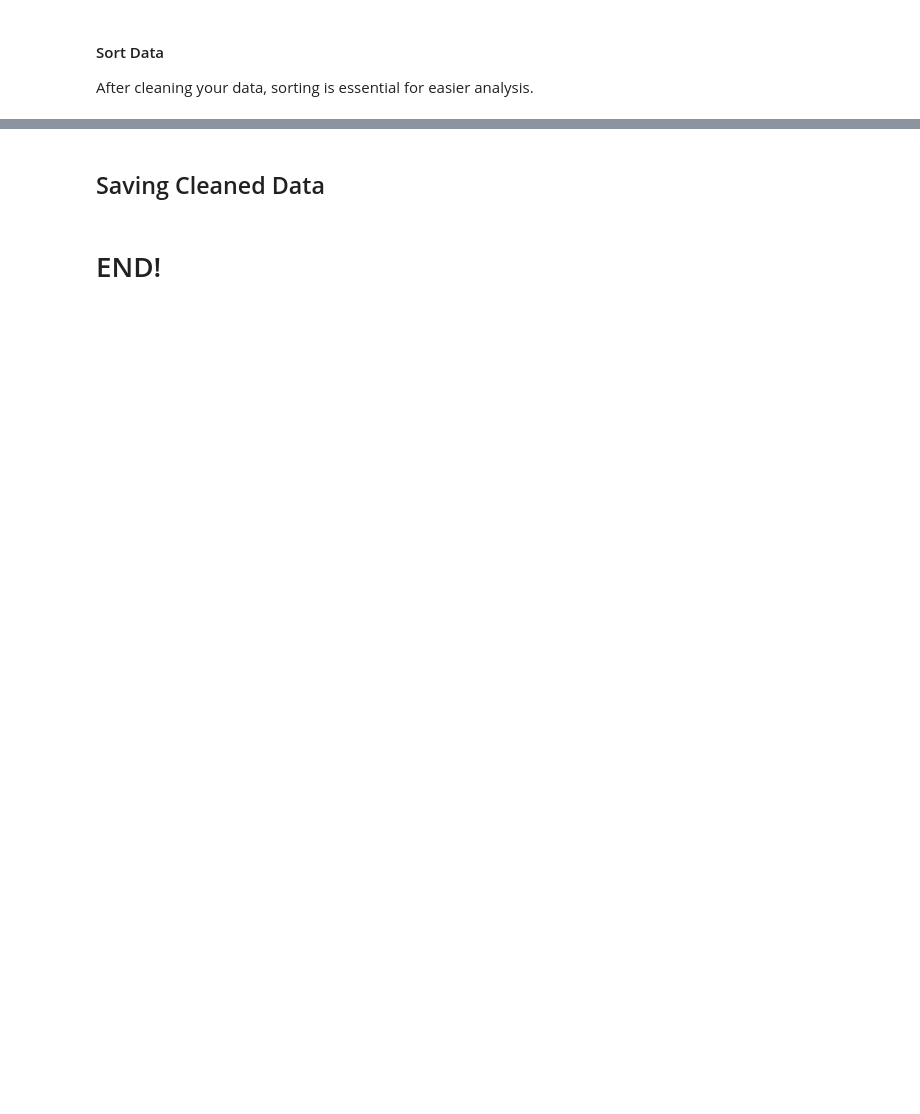
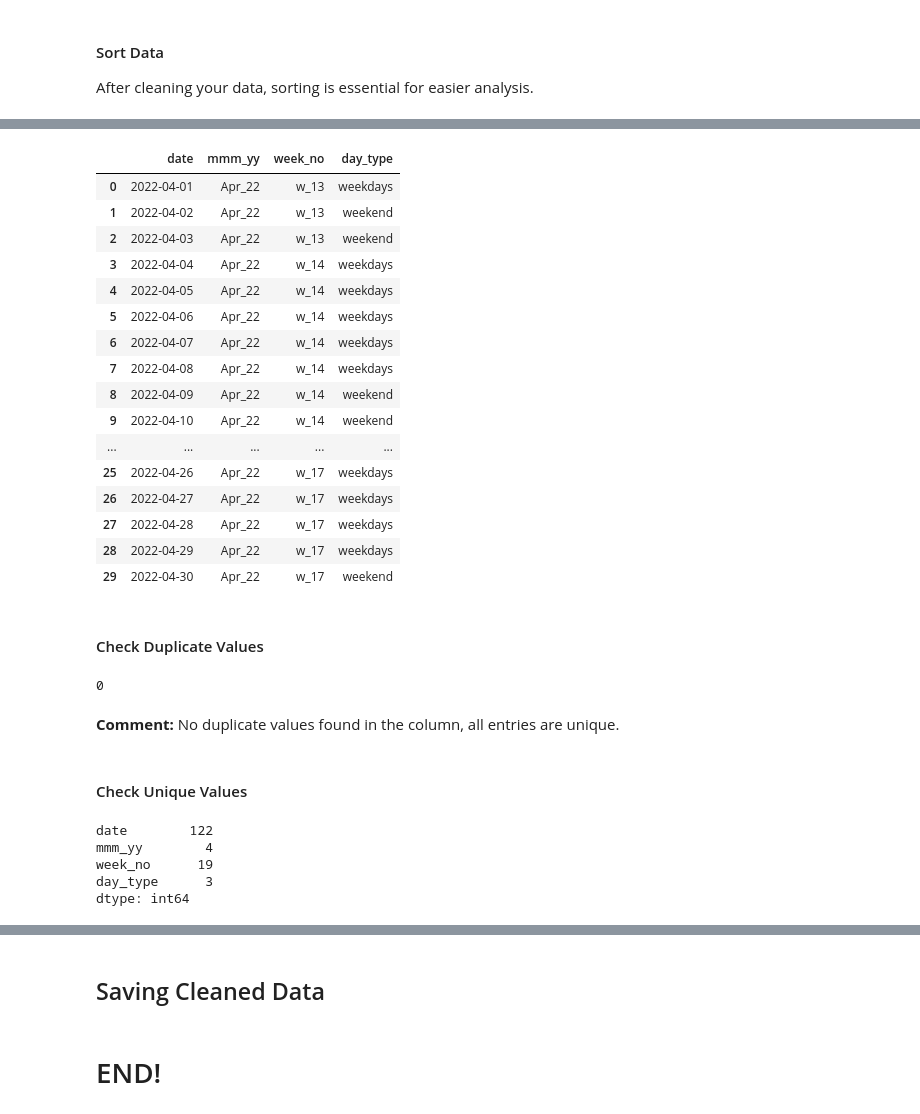
Before and after one commit to WalterEdwardd/AtliQ_Grands_Hospitality_Revenue_Strategy_Project, a Jupyter notebook: scripts/processed.ipynb, the cells around one changed output, grey strips where cells are left out. Drawn from its saved outputs; the diff is of its cells as text; code cells hidden in the pictures; blank space fills up the shorter version.

```diff
--- a/scripts/processed.ipynb
+++ b/scripts/processed.ipynb
@@ -1643,0 +1688,52 @@ fact_bookings = fact_bookings.sort_values(by=['booking_date','booking_id','check
+# %%
+# Fill missing values for 'mmm_yy' column using 'date' column
+dim_date['mmm_yy'] = dim_date['mmm_yy'].fillna(dim_date['date'].dt.strftime('%b_%y'))
+
+# Fill missing values for 'week_no' column using 'date' column
+dim_date['week_no'] = dim_date['week_no'].fillna('w_' + dim_date['date'].dt.isocalendar().week.astype(str))
+
+# Fill missing values for 'day_type' column based on 'date'
+dim_date['day_type'] = dim_date['day_type'].fillna(dim_date['date'].dt.dayofweek.apply(lambda x: 'weekend' if x >= 5 else 'weekdays'))
+# %%
+# check results after processing
+null_dim_date
+dim_date.loc[null_dim_date, ]
+# %% [output]
+|  | date | mmm_yy | week_no | day_type |
+| 0 | 2022-04-01 | Apr_22 | w_13 | weekdays |
+| 1 | 2022-04-02 | Apr_22 | w_13 | weekend |
+| 2 | 2022-04-03 | Apr_22 | w_13 | weekend |
+| 3 | 2022-04-04 | Apr_22 | w_14 | weekdays |
+| 4 | 2022-04-05 | Apr_22 | w_14 | weekdays |
+| 5 | 2022-04-06 | Apr_22 | w_14 | weekdays |
+| 6 | 2022-04-07 | Apr_22 | w_14 | weekdays |
+| 7 | 2022-04-08 | Apr_22 | w_14 | weekdays |
+| 8 | 2022-04-09 | Apr_22 | w_14 | weekend |
+| 9 | 2022-04-10 | Apr_22 | w_14 | weekend |
+| ... | ... | ... | ... | ... |
+| 25 | 2022-04-26 | Apr_22 | w_17 | weekdays |
+| 26 | 2022-04-27 | Apr_22 | w_17 | weekdays |
+| 27 | 2022-04-28 | Apr_22 | w_17 | weekdays |
+| 28 | 2022-04-29 | Apr_22 | w_17 | weekdays |
+| 29 | 2022-04-30 | Apr_22 | w_17 | weekend |
+# %% [markdown]
+#### Check Duplicate Values
+# %%
+# check for duplicated values
+dim_date.duplicated().sum()
+# %% [output]
+0
+# %% [markdown]
+**Comment:**
+No duplicate values found in the column, all entries are unique.
+# %% [markdown]
+#### Check Unique Values
+# %%
+# Check for unique values
+dim_date.nunique()
+# %% [output]
+date        122
+mmm_yy        4
+week_no      19
+day_type      3
+dtype: int64
```
Also changed, not shown: parts of 72 cells of this notebook, 3 other files.
